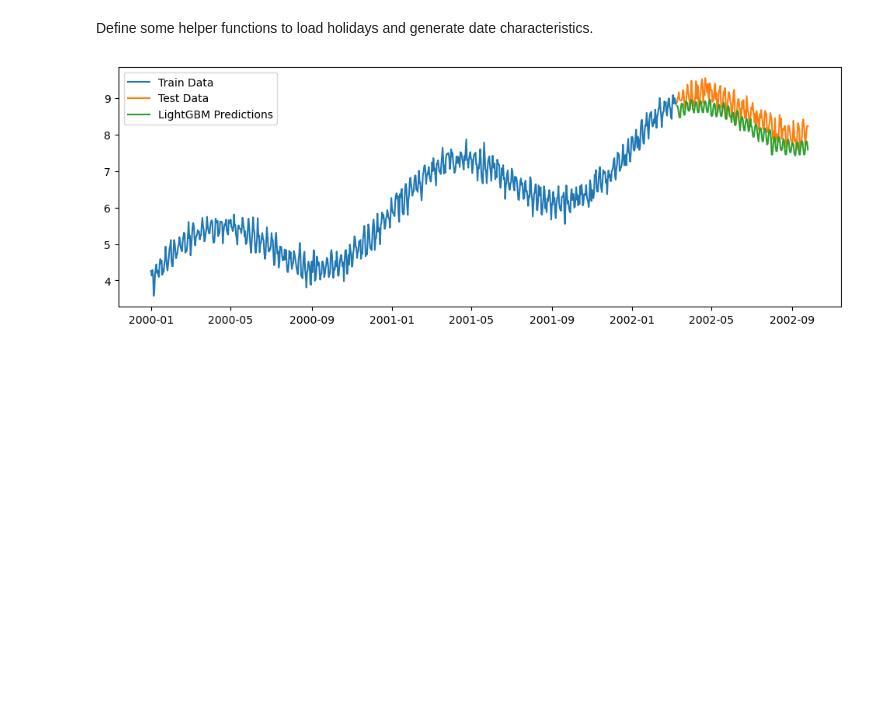
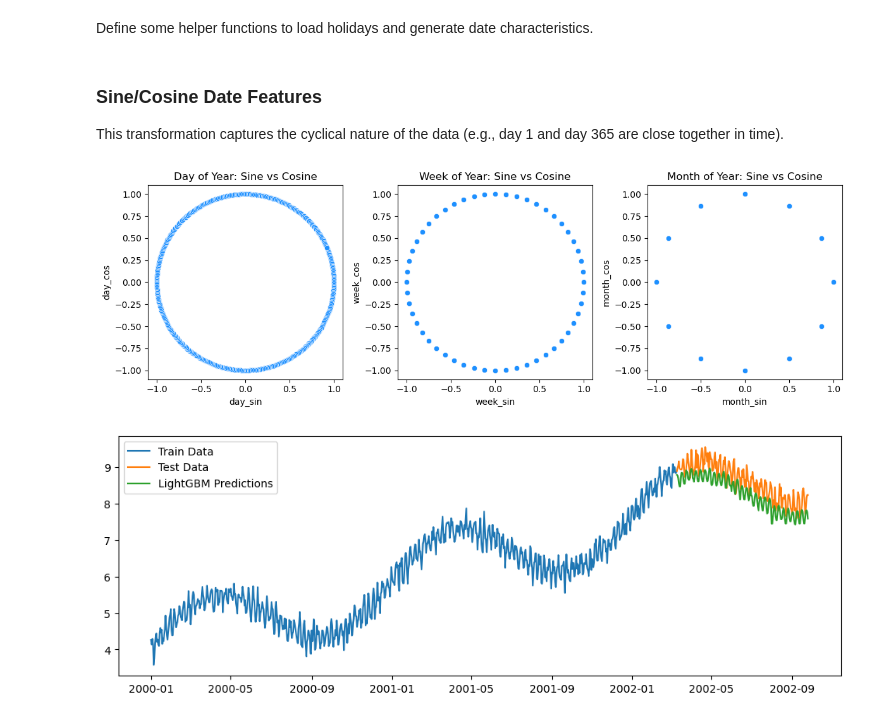
Before and after one commit to Jordanbarker/jordanbarker.github.io, a Jupyter notebook: notebook_library/Notebooks/time_series.ipynb, the cells around one changed output. Drawn from its saved outputs; the diff is of its cells as text; code cells hidden in the pictures; blank space fills up the shorter version.

```diff
--- a/notebook_library/Notebooks/time_series.ipynb
+++ b/notebook_library/Notebooks/time_series.ipynb
@@ -430,6 +431,7 @@ def load_holidays(start, end):
 def add_date_features(df):
     df['year'] = df['ds'].dt.year
     df['month'] = df['ds'].dt.month
+    df['week'] = df['ds'].dt.isocalendar().week
     df['day_of_week'] = df['ds'].dt.dayofweek
     df['day_of_month'] = df['ds'].dt.day
     df['day_of_year'] = df['ds'].dt.dayofyear
@@ -450,3 +452,35 @@ def prep_series_for_gbm(series):
 # for lag in range(1, 5):
 #     lgb_train[f't_{lag}'] = lgb_train['y'].shift(lag)
 X_train, y_train = prep_series_for_gbm(train_df)
+# %% [markdown]
+### Sine/Cosine Date Features
+This transformation captures the cyclical nature of the data (e.g., day 1 and day 365 are close together in time).
+# %%
+X_train['day_sin'] = np.sin(2*np.pi*X_train['day_of_year']/365)
+X_train['day_cos'] = np.cos(2*np.pi*X_train['day_of_year']/365)
+X_train['week_sin'] = np.sin(2*np.pi*X_train['week']/52)
+X_train['week_cos'] = np.cos(2*np.pi*X_train['week']/52)
+X_train['month_sin'] = np.sin(2*np.pi*X_train['month']/12)
+X_train['month_cos'] = np.cos(2*np.pi*X_train['month']/12)
+
+fig, axs = plt.subplots(1, 3, figsize=(12, 4))
+
+sns.scatterplot(x=X_train['day_sin'], y=X_train['day_cos'], color='dodgerblue', ax=axs[0])
+axs[0].set_title('Day of Year: Sine vs Cosine')
+axs[0].set_xlabel('day_sin')
+axs[0].set_ylabel('day_cos')
+
+sns.scatterplot(x=X_train['week_sin'], y=X_train['week_cos'], color='dodgerblue', ax=axs[1])
+axs[1].set_title('Week of Year: Sine vs Cosine')
+axs[1].set_xlabel('week_sin')
+axs[1].set_ylabel('week_cos')
+
+sns.scatterplot(x=X_train['month_sin'], y=X_train['month_cos'], color='dodgerblue', ax=axs[2])
+axs[2].set_title('Month of Year: Sine vs Cosine')
+axs[2].set_xlabel('month_sin')
+axs[2].set_ylabel('month_cos')
+
+plt.tight_layout()
+plt.show()
+# %% [output]
+[figure, added]
```
Also changed, not shown: parts of 6 cells of this notebook.
